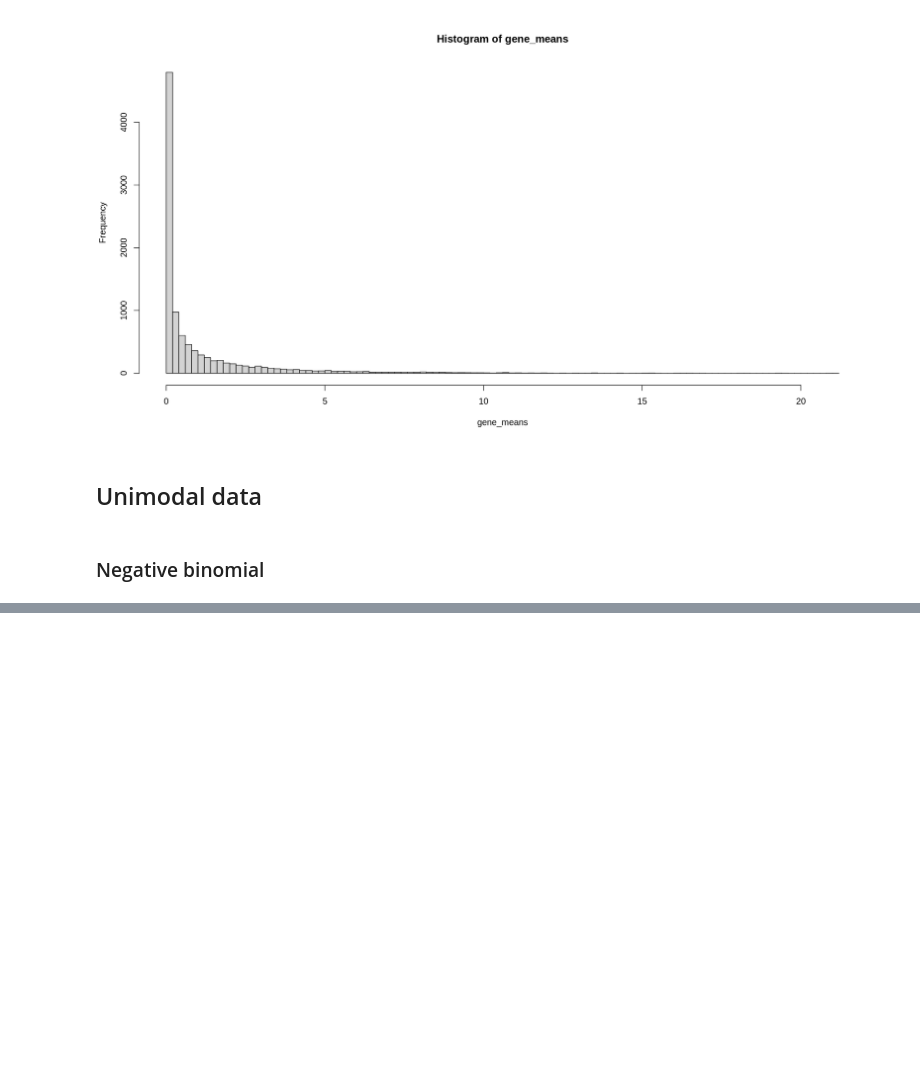
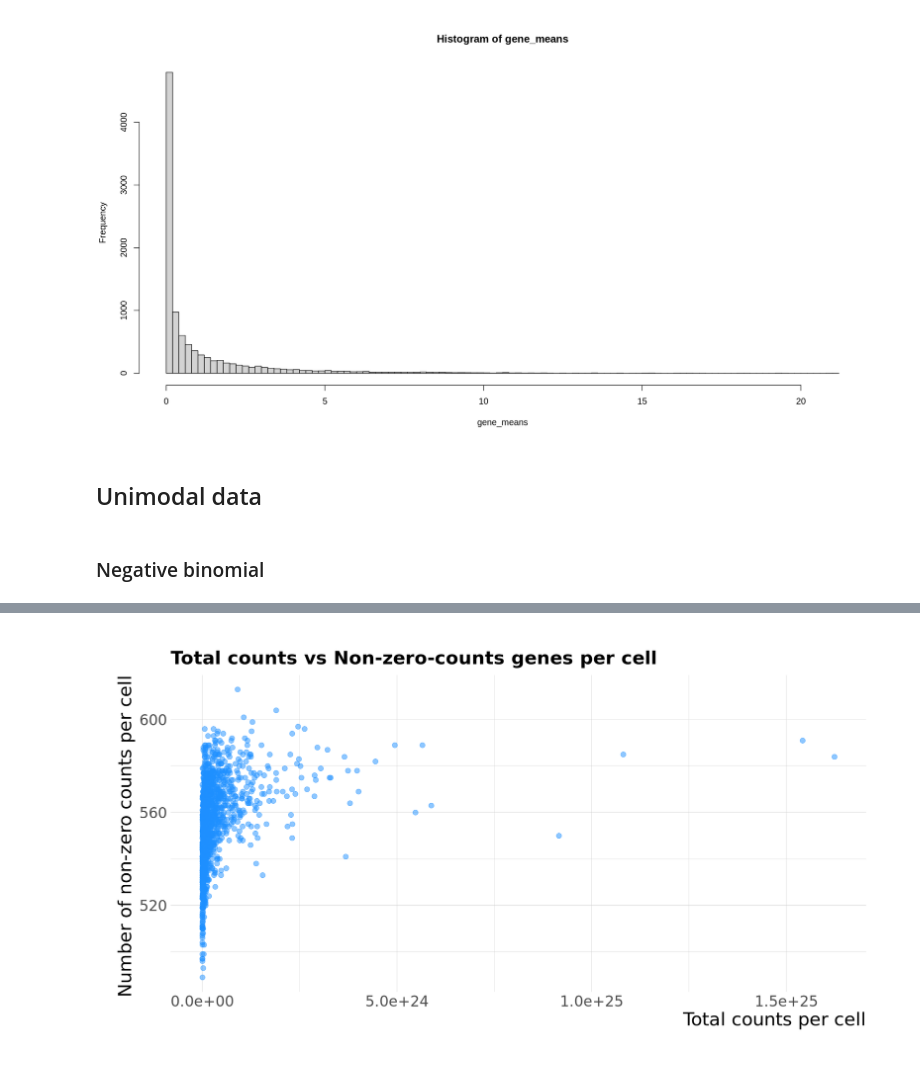
Before and after one commit to AndreMacedo88/Notebooks-Research, a Jupyter notebook: Bioinfo/Transcriptomics/generate_realistic_single-cell_count_data_r.ipynb, the cells around one changed output, grey strips where cells are left out. Cells and saved outputs as stored; diff of their text form; code cells hidden in the pictures; blank space fills up the shorter version.

Commit message:
feat: :monocle_face: plot total counts versus number of genes with more than 0 counts

```diff
--- a/Bioinfo/Transcriptomics/generate_realistic_single-cell_count_data_r.ipynb
+++ b/Bioinfo/Transcriptomics/generate_realistic_single-cell_count_data_r.ipynb
@@ -482,0 +519,18 @@ dim(counts_lognormalized)
+# %%
+# Calculate the number of rows where sum(counts) > 0
+non_zero_counts <- rowSums(counts > 0)
+
+# Create a data frame for plotting
+plot_data <- data.frame(Counts = rowSums(counts), NonZeroCounts = non_zero_counts)
+
+# Plot using ggplot2
+ggplot(plot_data, aes(x = Counts, y = NonZeroCounts)) +
+    geom_point(alpha = 0.5, color = "dodgerblue", size = 3) +
+    labs(
+        title = "Total counts vs Non-zero-counts genes per cell",
+        x = "Total counts per cell",
+        y = "Number of non-zero counts per cell"
+    ) +
+    theme_ipsum_rc(base_size = 20, plot_title_size = 25, axis_title_size = 25)
+# %% [output]
+[figure, added]
```
Also changed, not shown: parts of 6 cells of this notebook.
